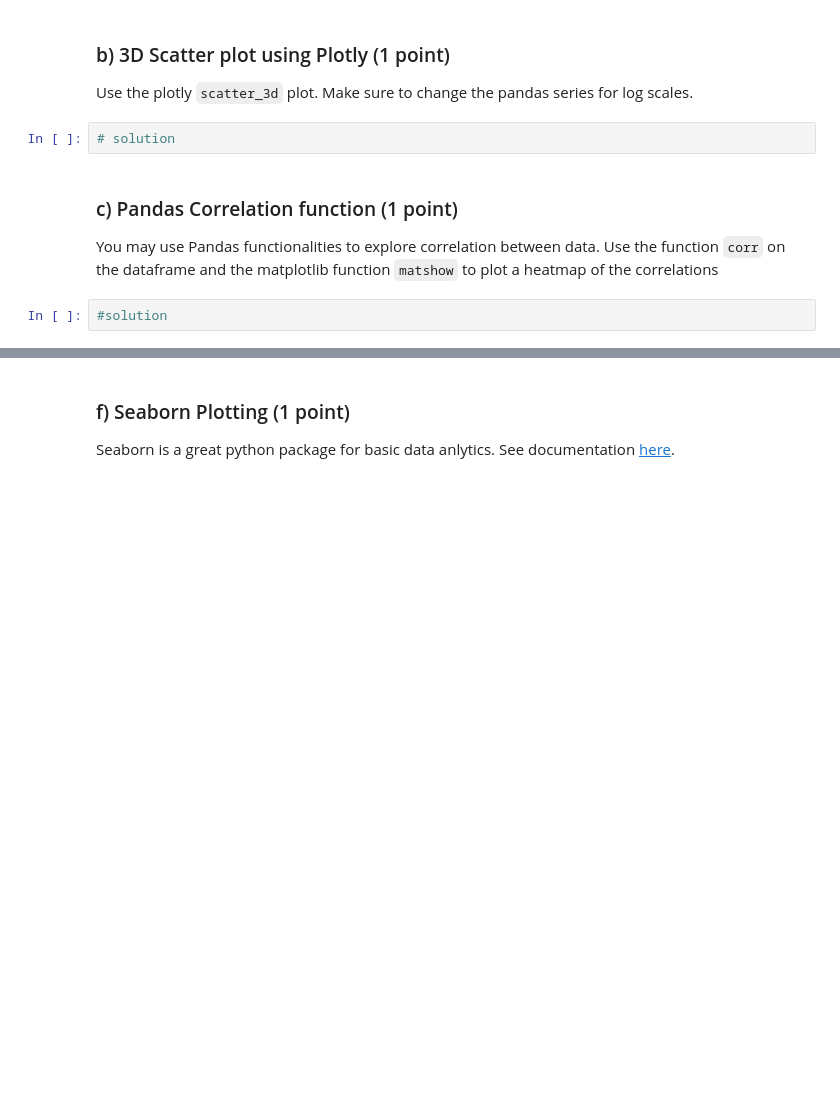
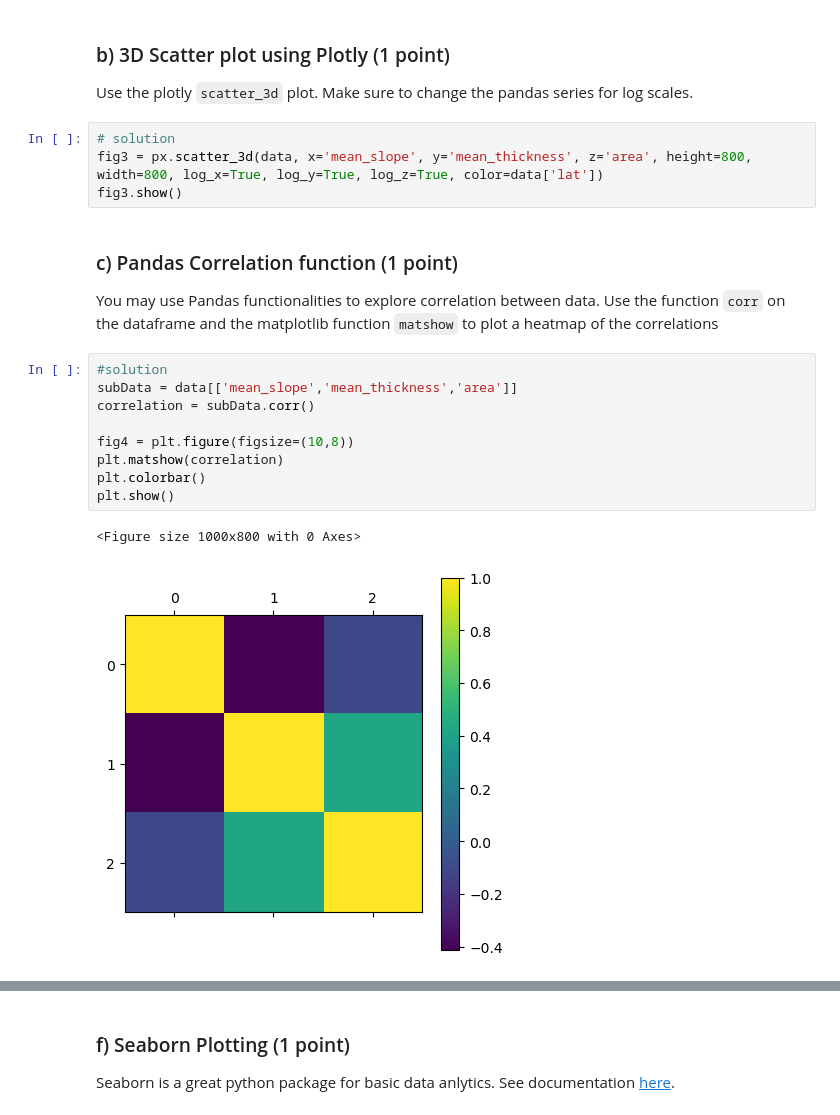
Before and after one commit to UW-ESS-DS/MLGeo2022_wangzy19, a Jupyter notebook: HW3/homework_3.ipynb, the cells around one changed output, grey strips where cells are left out. Cells and saved outputs as stored; diff of their text form; blank space fills up the shorter version.

```diff
--- a/HW3/homework_3.ipynb
+++ b/HW3/homework_3.ipynb
@@ -166,11 +187,23 @@ __Tips__:
 ### b) 3D Scatter plot using Plotly (1 point)
 
 Use the plotly ``scatter_3d`` plot. Make sure to change the pandas series for log scales.
-# %%
-# solution
+# %%
+# solution
+fig3 = px.scatter_3d(data, x='mean_slope', y='mean_thickness', z='area', height=800, width=800, log_x=True, log_y=True, log_z=True, color=data['lat'])
+fig3.show()
 # %% [markdown]
 ### c) Pandas Correlation function (1 point)
 
 You may use Pandas functionalities to explore correlation between data. Use the function ``corr`` on the dataframe and the matplotlib function ``matshow`` to plot a heatmap of the correlations
-# %%
-#solution
+# %%
+#solution
+subData = data[['mean_slope','mean_thickness','area']]
+correlation = subData.corr()
+
+fig4 = plt.figure(figsize=(10,8))
+plt.matshow(correlation)
+plt.colorbar()
+plt.show()
+# %% [output]
+<Figure size 1000x800 with 0 Axes>
+[figure, added]
```
Also changed, not shown: parts of 17 cells of this notebook.
